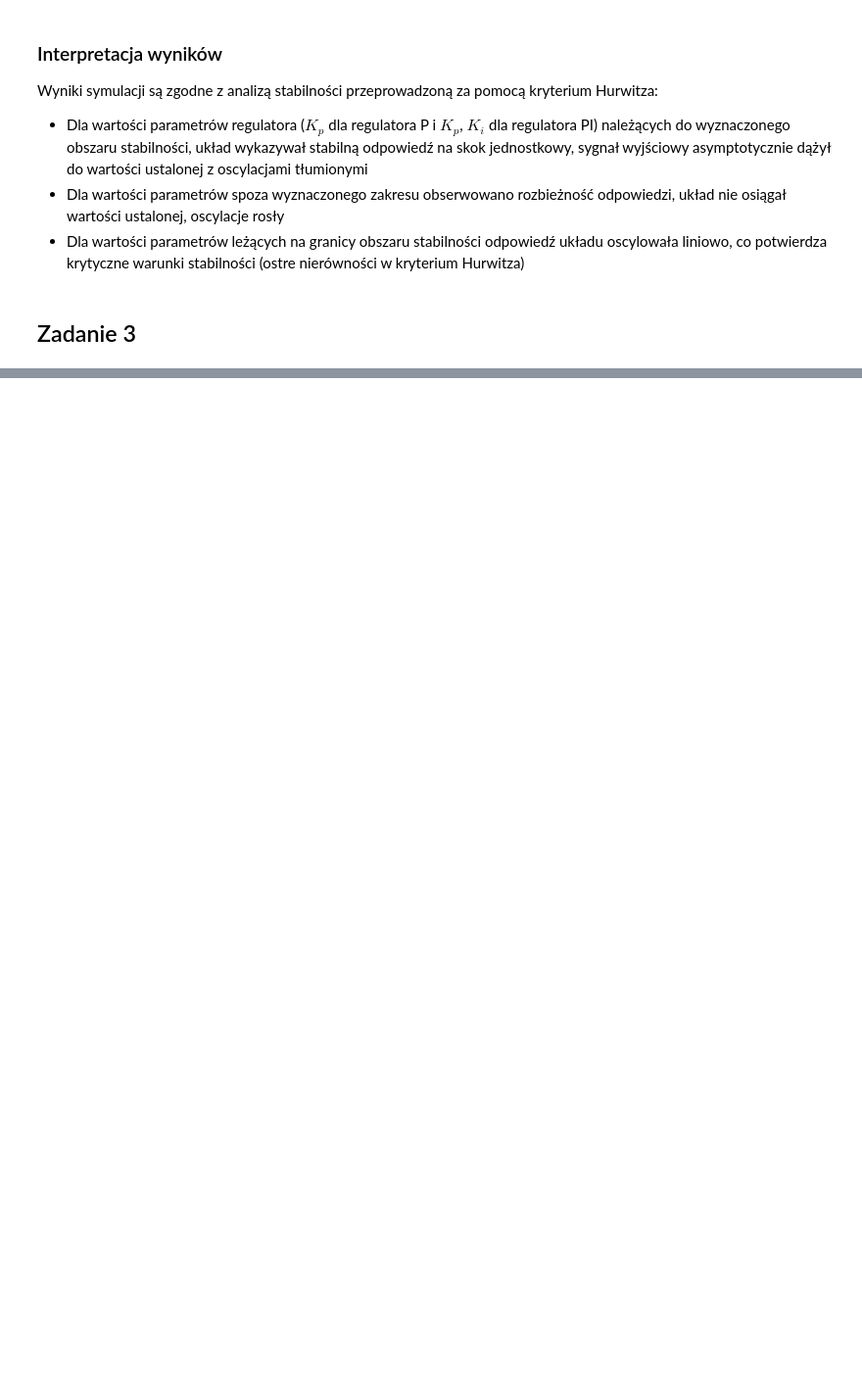
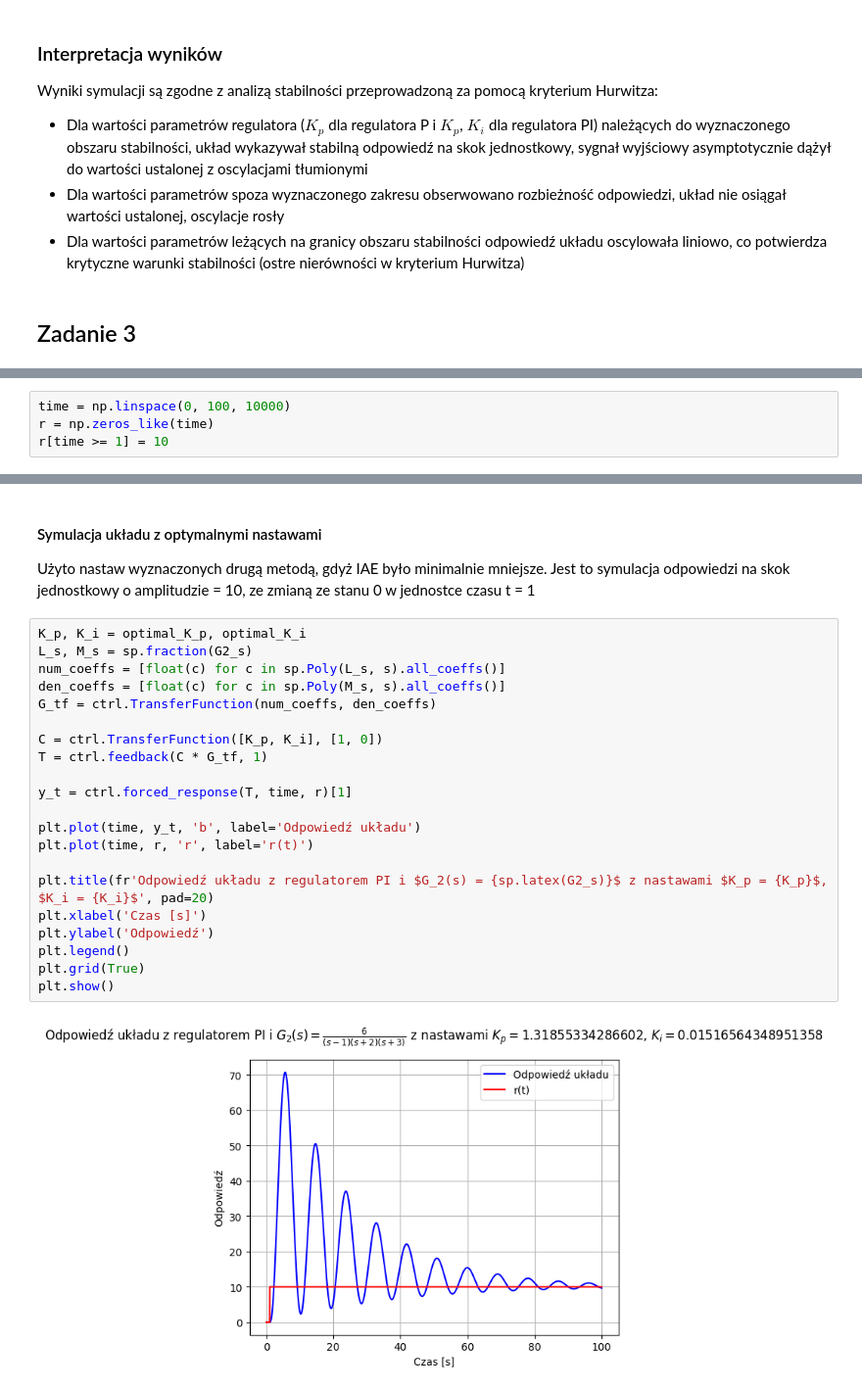
Before and after one commit to iwonieevo/TR-Projekt, a Jupyter notebook: proj_2.ipynb, the cells around one changed output, grey strips where cells are left out. Shown: that part at 98% size. Cells and saved outputs as stored; diff of their text form; blank space fills up the shorter version.

```diff
--- a/proj_2.ipynb
+++ b/proj_2.ipynb
@@ -355,0 +360,4 @@ Wyniki symulacji są zgodne z analizą stabilności przeprowadzoną za pomocą k
+# %%
+time = np.linspace(0, 100, 10000)
+r = np.zeros_like(time)
+r[time >= 1] = 10
@@ -355,0 +458,26 @@ Wyniki symulacji są zgodne z analizą stabilności przeprowadzoną za pomocą k
+# %% [markdown]
+#### Symulacja układu z optymalnymi nastawami
+Użyto nastaw wyznaczonych drugą metodą, gdyż IAE było minimalnie mniejsze. Jest to symulacja odpowiedzi na skok jednostkowy o amplitudzie = 10, ze zmianą ze stanu 0 w jednostce czasu t = 1
+# %%
+K_p, K_i = optimal_K_p, optimal_K_i
+L_s, M_s = sp.fraction(G2_s)
+num_coeffs = [float(c) for c in sp.Poly(L_s, s).all_coeffs()]
+den_coeffs = [float(c) for c in sp.Poly(M_s, s).all_coeffs()]
+G_tf = ctrl.TransferFunction(num_coeffs, den_coeffs)
+
+C = ctrl.TransferFunction([K_p, K_i], [1, 0])
+T = ctrl.feedback(C * G_tf, 1)
+
+y_t = ctrl.forced_response(T, time, r)[1]
+
+plt.plot(time, y_t, 'b', label='Odpowiedź układu')
+plt.plot(time, r, 'r', label='r(t)')
+
+plt.title(fr'Odpowiedź układu z regulatorem PI i $G_2(s) = {sp.latex(G2_s)}$ z nastawami $K_p = {K_p}$, $K_i = {K_i}$', pad=20)
+plt.xlabel('Czas [s]')
+plt.ylabel('Odpowiedź')
+plt.legend()
+plt.grid(True)
+plt.show()
+# %% [output]
+[figure, added]
```
Also changed, not shown: parts of 10 cells of this notebook, 1 other file.
